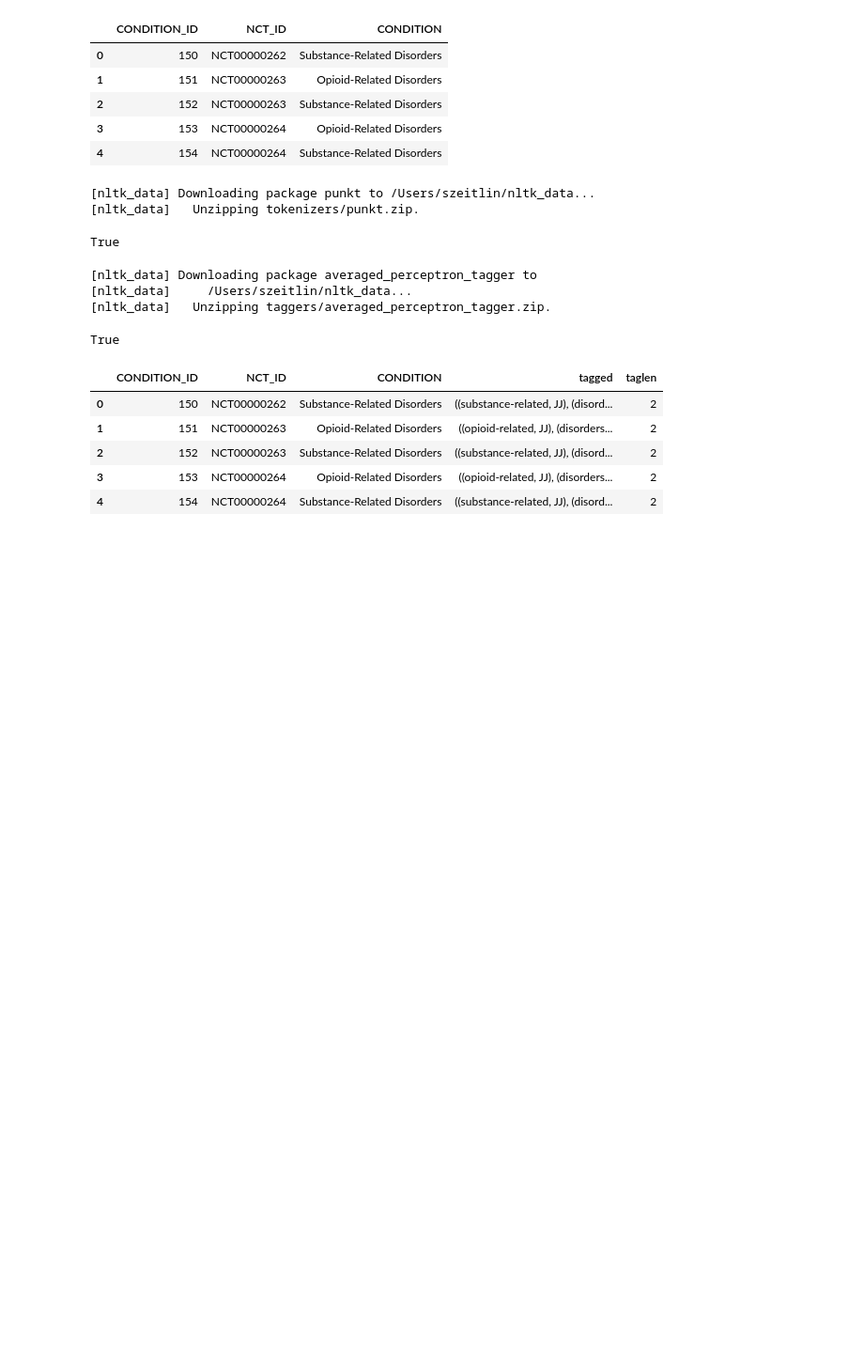
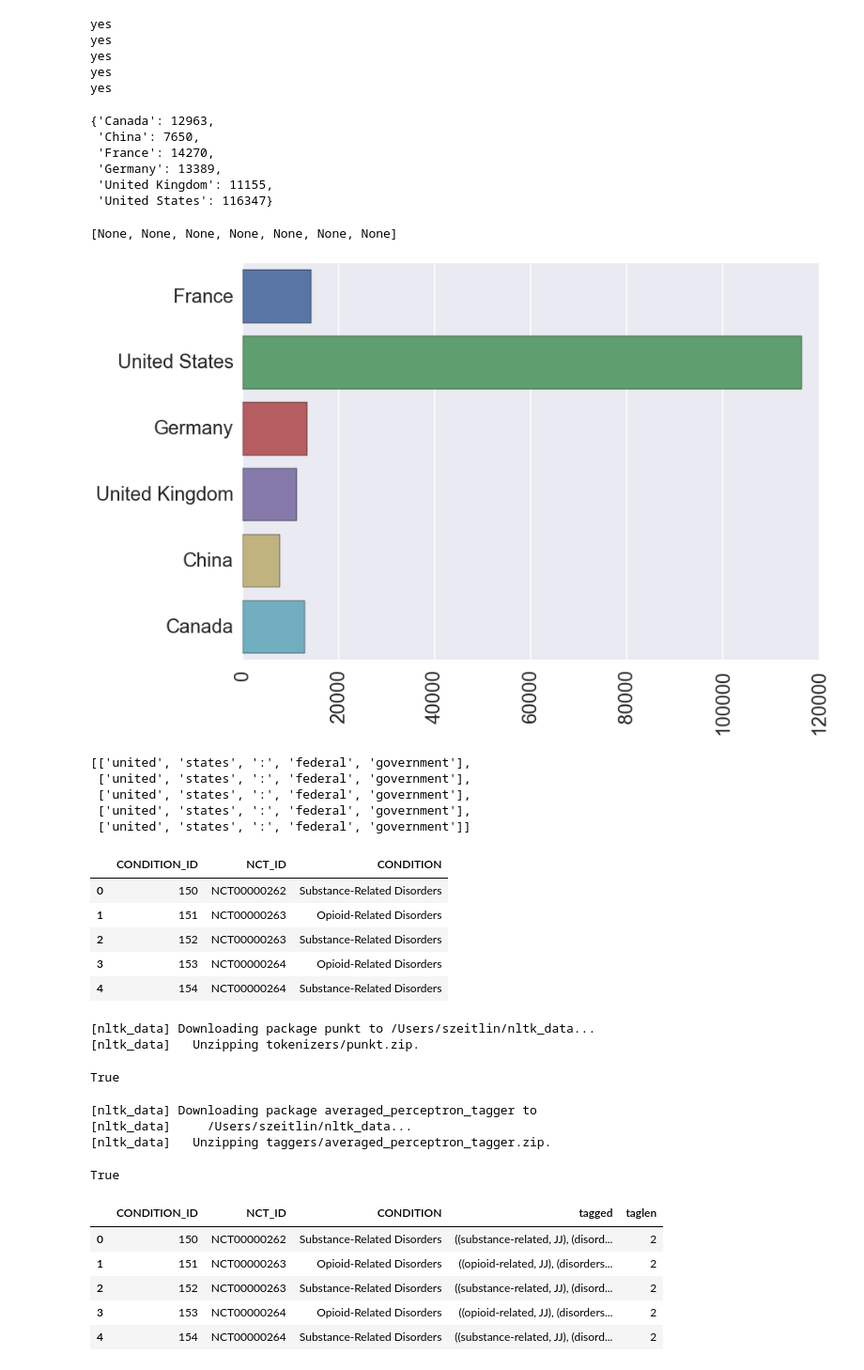
Before and after one commit to szeitlin/clinicaltrials, a Jupyter notebook: 07132016_nltk.ipynb, the cells around one changed output. Shown at 94% size. Cells and saved outputs as stored; diff of their text form; code cells hidden in the pictures; blank space fills up the shorter version.

```diff
--- a/07132016_nltk.ipynb
+++ b/07132016_nltk.ipynb
@@ -3,0 +70,31 @@ import pandas as pd
+# %%
+for token in grouped[4500:4505]:
+    if 'united_states' in token:
+        print('yes')
+# %% [output]
+yes
+yes
+yes
+yes
+yes
+# %%
+governments = {'United States': 'united_states', 'Germany': 'germany',
+               'Canada': 'canada', 'France': 'france',
+              'United Kingdom': 'united_kingdom', 'China': 'china'}
+# %%
+counted = defaultdict(int)
+
+for govt,label in governments.items():
+    for token in grouped:
+        if label in token:
+            counted[govt] +=1
+# %%
+usable = dict(counted)
+usable
+# %% [output]
+{'Canada': 12963,
+ 'China': 7650,
+ 'France': 14270,
+ 'Germany': 13389,
+ 'United Kingdom': 11155,
+ 'United States': 116347}
@@ -4,3 +107,19 @@ import pandas as pd
+# %%
+sns.set_context('poster', font_scale=1.5)
+sns.barplot(list(usable.values()), list(usable.keys()))
+locs, labels = plt.xticks()
+plt.setp(labels, rotation=90)
+# %% [output]
+[None, None, None, None, None, None, None]
+[figure, added]
+# %%
+tokens[0:5]
+# %% [output]
+[['united', 'states', ':', 'federal', 'government'],
+ ['united', 'states', ':', 'federal', 'government'],
+ ['united', 'states', ':', 'federal', 'government'],
+ ['united', 'states', ':', 'federal', 'government'],
+ ['united', 'states', ':', 'federal', 'government']]
 # %%
 conditions = pd.read_csv('conditions.txt', sep='|')
 conditions.head()
```
Also changed, not shown: parts of 13 cells of this notebook, 3 other files.
